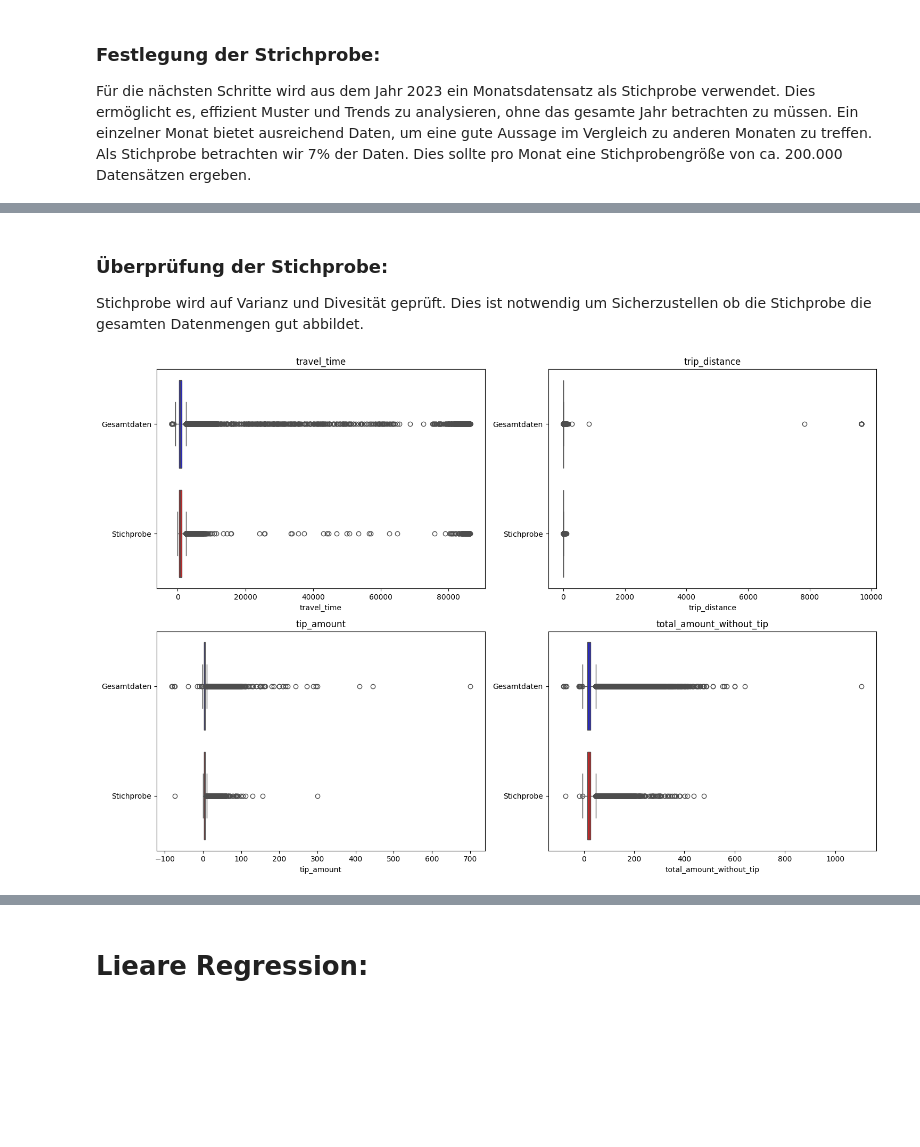
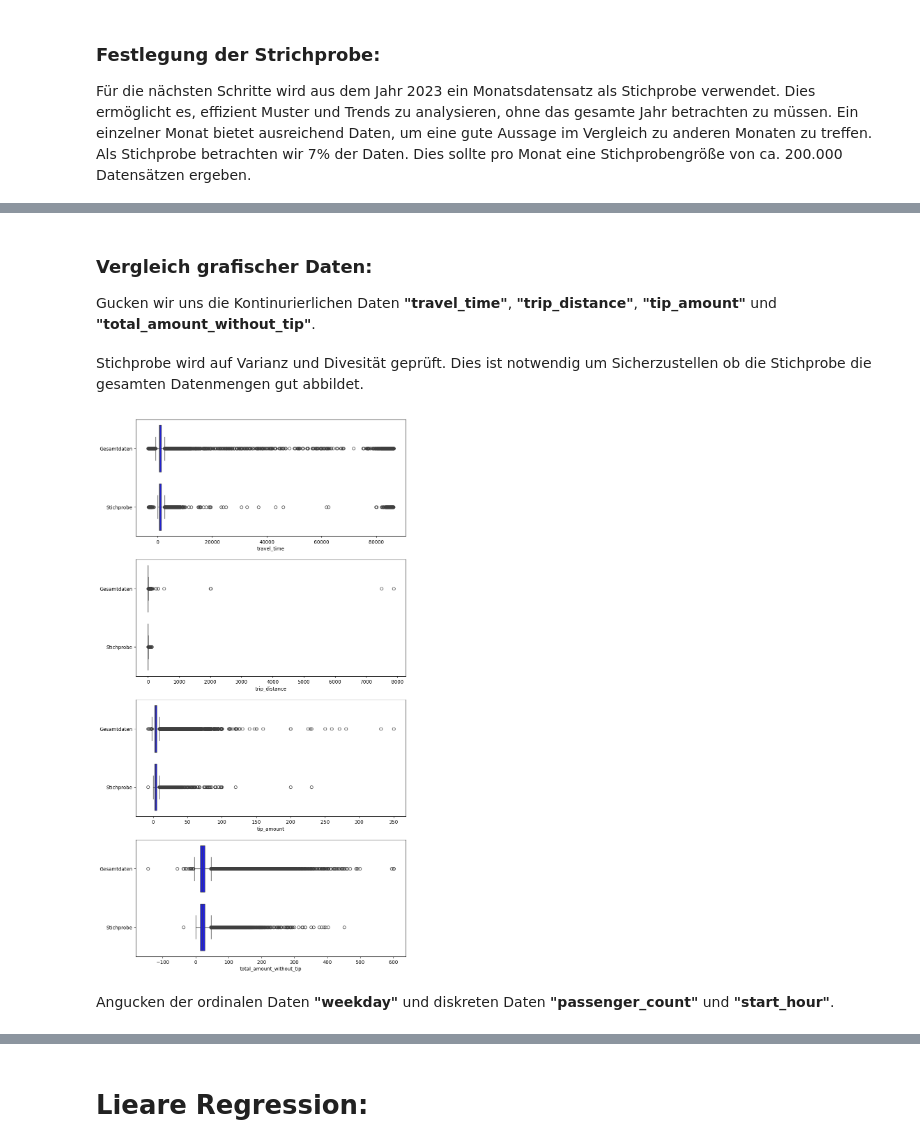
Before and after one commit to WillMarc/Studienarbeit-Predictive-Analytics, a Jupyter notebook: Main.ipynb, the cells around one changed output, grey strips where cells are left out. Saved outputs shown, nothing was run; the diff lists cells and outputs as text; code cells hidden in the pictures; blank space fills up the shorter version.

```diff
--- a/Main.ipynb
+++ b/Main.ipynb
@@ -255,34 +258,24 @@ Anzahl der Stichprobendatensätze: 193056
 # %% [markdown]
-<h3>Überprüfung der Stichprobe:</h3> Stichprobe wird auf Varianz und Divesität geprüft. Dies ist notwendig um Sicherzustellen ob die Stichprobe die gesamten Datenmengen gut abbildet.
+<h3>Vergleich grafischer Daten:</h3>
+Gucken wir uns die Kontinurierlichen Daten <b>"travel_time"</b>, <b>"trip_distance"</b>, <b>"tip_amount"</b> und <b>"total_amount_without_tip"</b>.
+# %% [markdown]
+Stichprobe wird auf Varianz und Divesität geprüft. Dies ist notwendig um Sicherzustellen ob die Stichprobe die gesamten Datenmengen gut abbildet.
 # %%
-import pandas as pd
-import numpy as np
-import matplotlib.pyplot as plt
-import seaborn as sns
+features = ['travel_time', 'trip_distance', 'tip_amount', 'total_amount_without_tip']
 
-# Funktion zur Visualisierung der Verteilung und Diversität in Boxplots
-def plot_boxplots(data, sampled_data, features, cols=2):
-    rows = (len(features) + cols - 1) // cols  # Anzahl der benötigten Reihen
-    fig, axes = plt.subplots(rows, cols, figsize=(15, 5 * rows))
-    axes = axes.flatten()
+# Anzahl der benötigten Reihen
+rows = len(features)
+_, axes = plt.subplots(rows, 1, figsize=(10, 5 * rows))
 
-    for i, feature in enumerate(features):
-        combined_data = pd.concat([data[feature], sampled_data[feature]], axis=1)
-        combined_data.columns = ['Gesamtdaten', 'Stichprobe']
-        sns.boxplot(data=combined_data, orient='h', palette=['blue', 'red'], ax=axes[i])
-        axes[i].set_title(f'{feature}')
-        axes[i].set_xlabel(feature)
-
-    # Entfernen der leeren Subplots
-    for i in range(len(features), len(axes)):
-        fig.delaxes(axes[i])
-
-    plt.tight_layout()
-    plt.show()
-
-# Visualisierung der Verteilungen
-continuous_features = ['travel_time', 'trip_distance', 'tip_amount', 'total_amount_without_tip']
-plot_boxplots(data, sampled_data, continuous_features, cols=2)
+#Erstellen von Boxplots
+for i, feature in enumerate(features):
+    combined_data = pd.concat([data[feature], sampled_data[feature]], axis=1)
+    combined_data.columns = ['Gesamtdaten', 'Stichprobe']
+    sns.boxplot(data=combined_data, orient='h', color='blue', ax=axes[i])
+    axes[i].set_xlabel(feature)
+plt.show()
 # %% [output]
-[figure, old version]
+[figure, new version]
+# %% [markdown]
+Angucken der ordinalen Daten <b>"weekday"</b> und diskreten Daten <b>"passenger_count"</b> und <b>"start_hour"</b>.
 # %%
```
Also changed, not shown: parts of 40 cells of this notebook.
